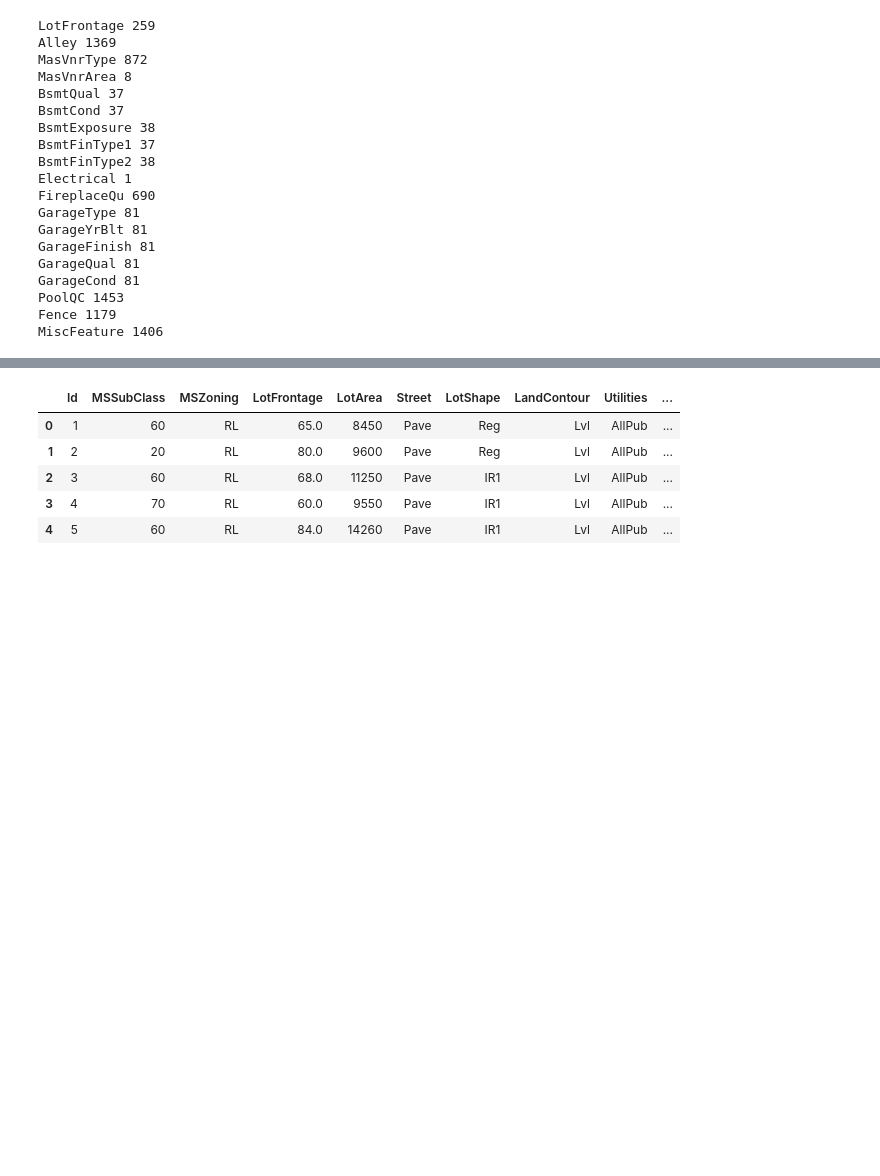
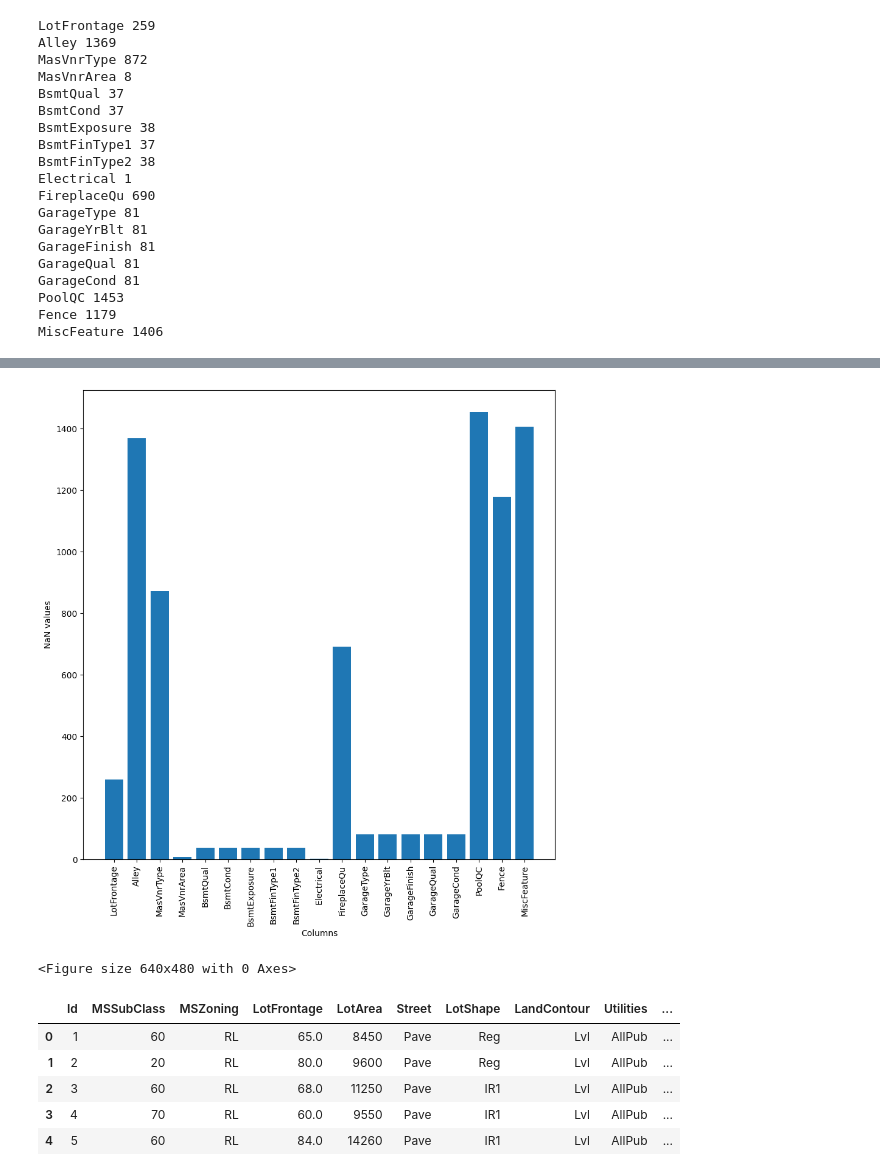
Before and after one commit to isaacj96/HousingMarket, a Jupyter notebook: house-prices-advanced-regression-techniques/main.ipynb, the cells around one changed output, grey strips where cells are left out. Drawn from its saved outputs; the diff is of its cells as text; code cells hidden in the pictures; blank space fills up the shorter version.

```diff
--- a/house-prices-advanced-regression-techniques/main.ipynb
+++ b/house-prices-advanced-regression-techniques/main.ipynb
@@ -77,3 +79,22 @@ plt.savefig('NaN_values_in_training_data.png')
+# %%
+# Only graph the columns with NaN values
+
+# create a dictionary of columns with NaN values and number of NaN values
+nandict = {}
+for col in train_df.columns:
+    if train_df[col].isna().sum() > 0:
+        nandict[col] = train_df[col].isna().sum()
+
+plt.figure(figsize=(10, 10))
+plt.xlabel('Columns')
+plt.ylabel('NaN values')
+plt.xticks(rotation=90)
+plt.bar(nandict.keys(), nandict.values())
+plt.show()
+plt.savefig('Only_NaN_values_in_training_data.pdf')
+# %% [output]
+[figure, added]
+<Figure size 640x480 with 0 Axes>
 # %%
 # Since null values are bad for training, we need to remove them
 # For columns with over 60% of the data missing, we will remove them
```
Also changed, not shown: parts of 13 cells of this notebook, 11 other files.
